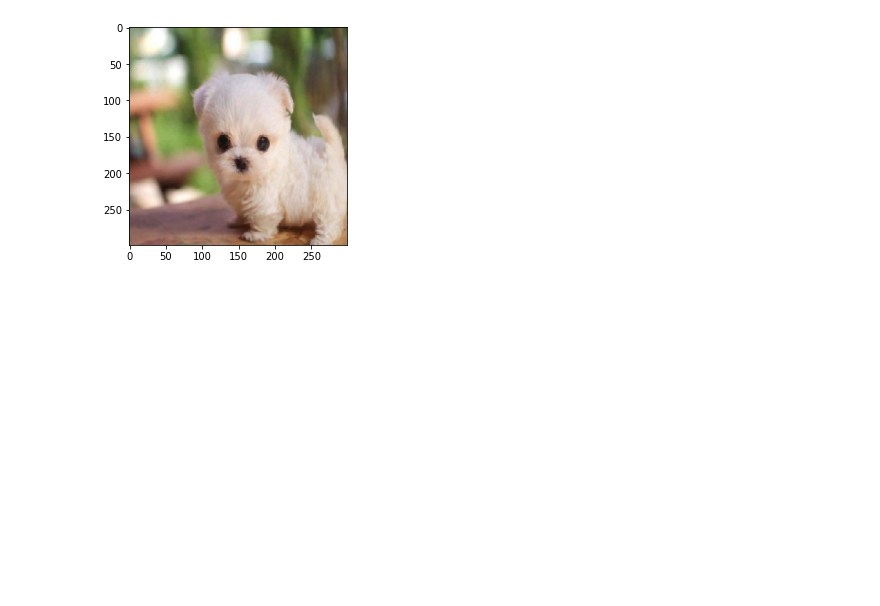
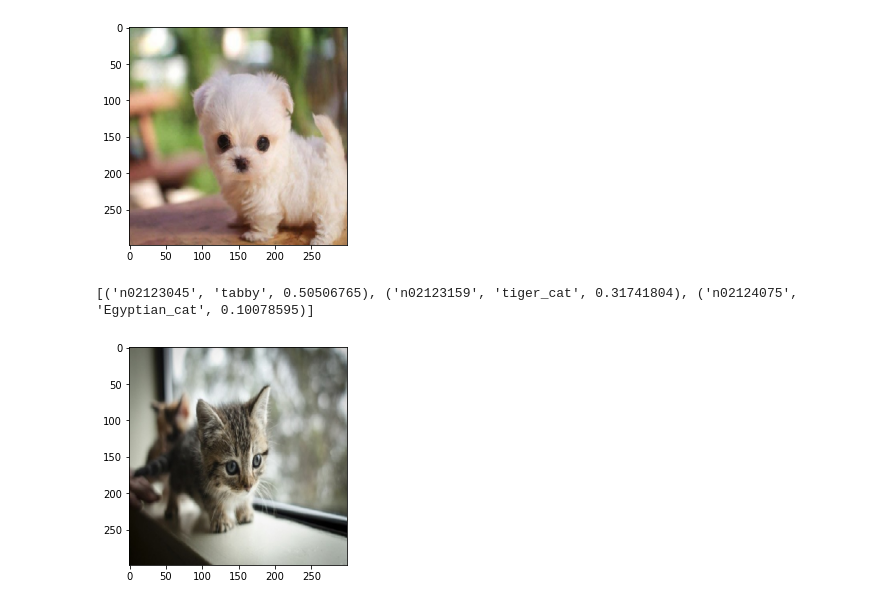
Before and after one commit to gianmillare/Machine-Learning-AI, a Jupyter notebook: University of California, Berkeley - AI ML Sessions/Part 35 - Convolutional Neural Networks Activity - Xception.ipynb, the cells around one changed output. Cells and saved outputs as stored; diff of their text form; code cells hidden in the pictures; blank space fills up the shorter version.

Commit message:
completed ucbmlai35 Xception

```diff
--- a/University of California, Berkeley - AI ML Sessions/Part 35 - Convolutional Neural Networks Activity - Xception.ipynb
+++ b/University of California, Berkeley - AI ML Sessions/Part 35 - Convolutional Neural Networks Activity - Xception.ipynb
@@ -41,3 +41,19 @@ plt.imshow(img)
 [('n02085936', 'Maltese_dog', 0.76741976), ('n02098286', 'West_Highland_white_terrier', 0.019817086), ('n02098413', 'Lhasa', 0.011307018)]
 <matplotlib.image.AxesImage at 0x...>
 [figure]
+# %%
+# Step 6: Now that we know the model works, refactor it into a function to make it recallable
+def predict_pic(image_path):
+    """ Using Xception to label an image """
+    img = image.load_img(image_path, target_size=(299, 299))
+    x = image.img_to_array(img)
+    x = np.expand_dims(x, axis=0)
+    x = preprocess_input(x)
+    print(decode_predictions(model.predict(x), top=3)[0])
+    plt.imshow(img)
+# %%
+# Test the model
+predict_pic(os.path.join("images", "kitten.jpg"))
+# %% [output]
+[('n02123045', 'tabby', 0.50506765), ('n02123159', 'tiger_cat', 0.31741804), ('n02124075', 'Egyptian_cat', 0.10078595)]
+[figure, added]
```
